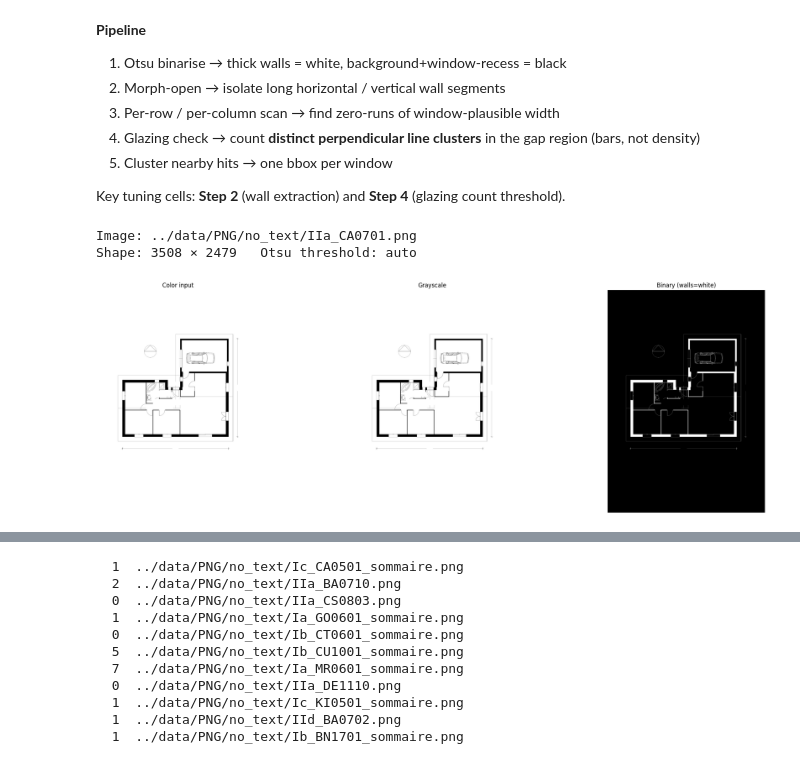
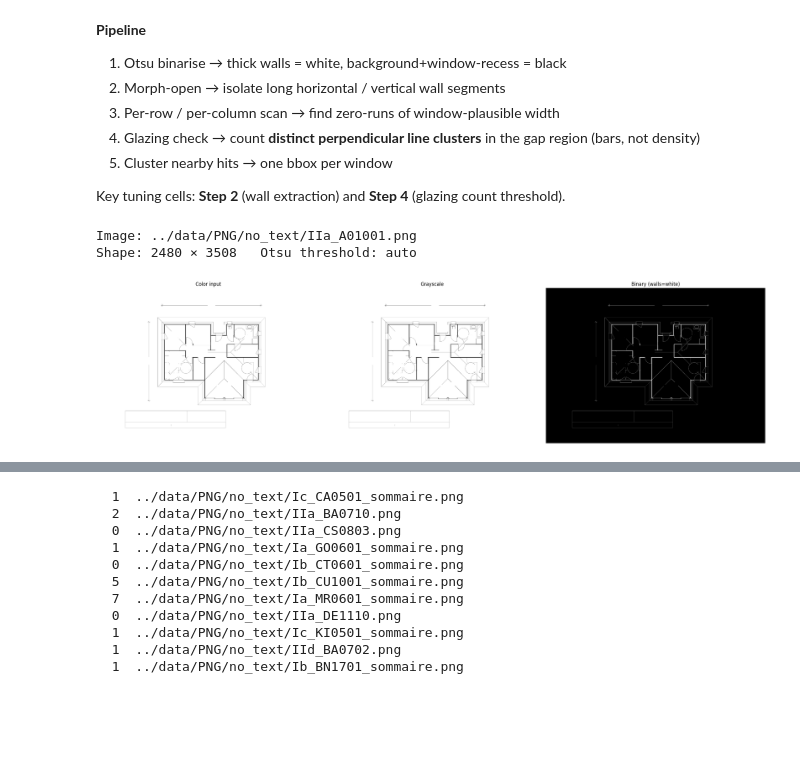
Before and after one commit to ssabrut/generational-bullshit, a Jupyter notebook: notebooks/window_detection.ipynb, the cells around one changed output, grey strips where cells are left out. Saved outputs shown, nothing was run; the diff lists cells and outputs as text; code cells hidden in the pictures; blank space fills up the shorter version.

```diff
--- a/notebooks/window_detection.ipynb
+++ b/notebooks/window_detection.ipynb
@@ -21,24 +21,24 @@ import matplotlib.pyplot as plt
 import matplotlib.patches as mpatches
 # %%
 # ── Load image ────────────────────────────────────────────────────────────────
-images_path = glob.glob("../data/PNG/no_text/*")
-img_path = random.choice(images_path)
+img_path = "../data/PNG/no_text/IIa_A01001.png"
+# img_path = random.choice(images_path)
 print("Image:", img_path)
 
 color = cv2.imread(img_path)
 gray  = cv2.cvtColor(color, cv2.COLOR_BGR2GRAY)
 
 # BINARY_INV + Otsu: thick walls → white, background + window recess → black
 _, binary = cv2.threshold(gray, 0, 255, cv2.THRESH_BINARY_INV + cv2.THRESH_OTSU)
 H, W = binary.shape
 print(f"Shape: {H} × {W}   Otsu threshold: auto")
 
 fig, axes = plt.subplots(1, 3, figsize=(24, 7))
 axes[0].imshow(cv2.cvtColor(color, cv2.COLOR_BGR2RGB)); axes[0].set_title("Color input"); axes[0].axis("off")
 axes[1].imshow(gray, cmap="gray");                      axes[1].set_title("Grayscale");   axes[1].axis("off")
 axes[2].imshow(binary, cmap="gray");                    axes[2].set_title("Binary (walls=white)"); axes[2].axis("off")
 plt.tight_layout(); plt.show()
 # %% [output]
-Image: ../data/PNG/no_text/IIa_CA0701.png
-Shape: 3508 × 2479   Otsu threshold: auto
+Image: ../data/PNG/no_text/IIa_A01001.png
+Shape: 2480 × 3508   Otsu threshold: auto
-[figure, old version]
+[figure, new version]
```
Also changed, not shown: parts of 11 cells of this notebook, 8 other files.
